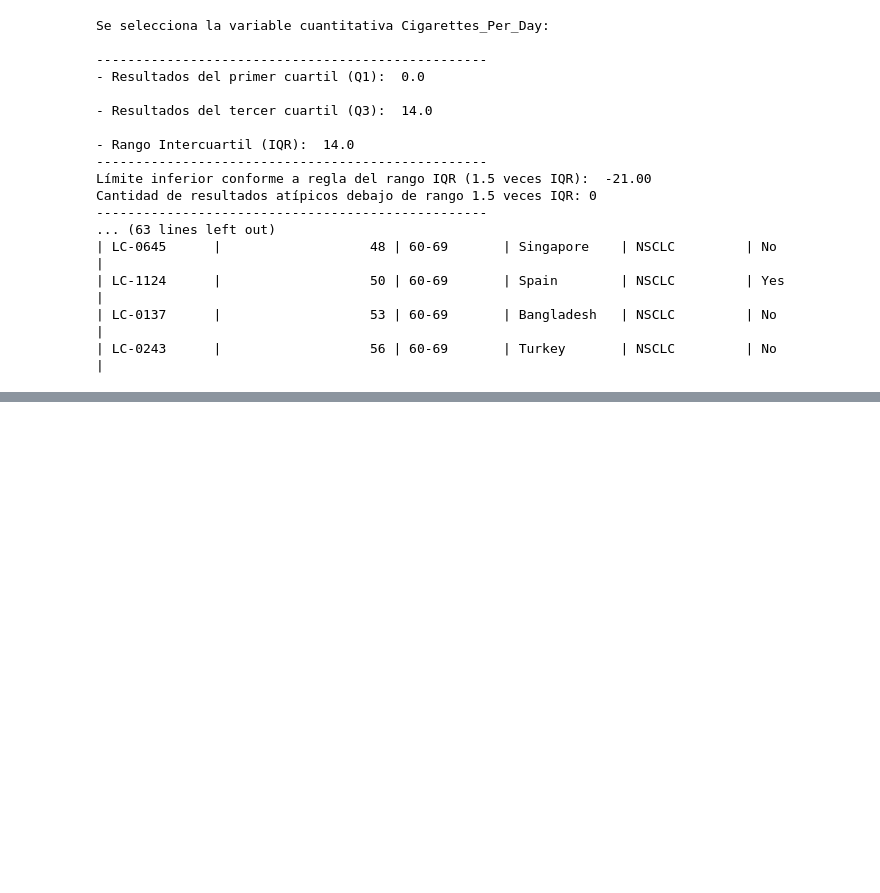
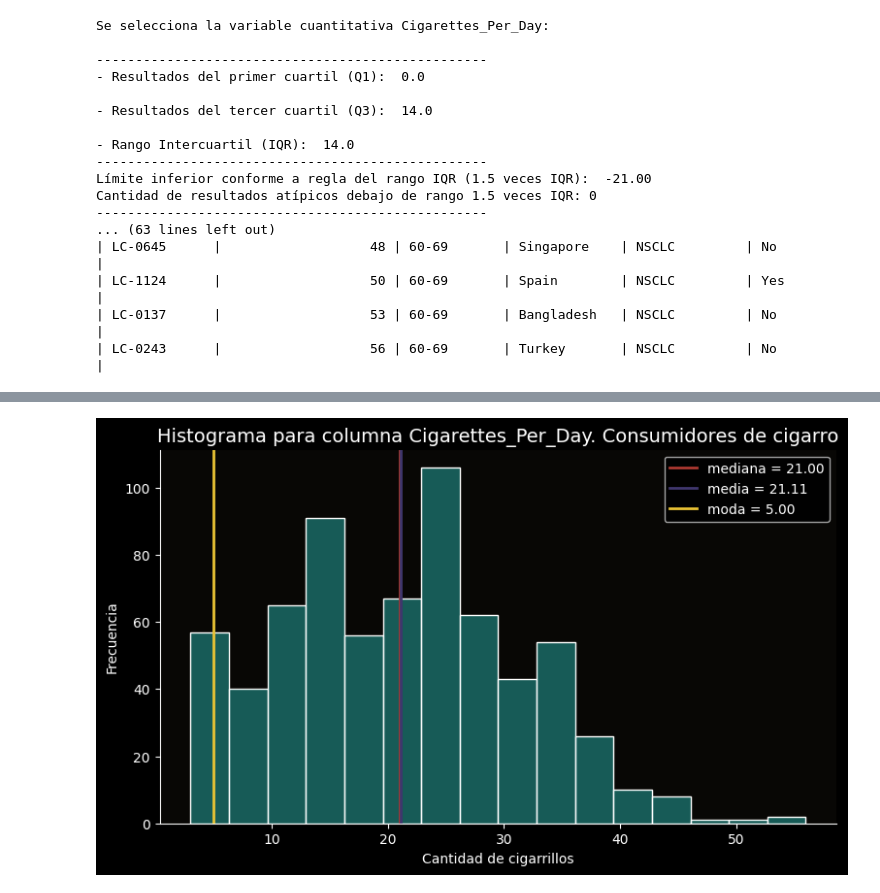
Before and after one commit to MiguelFigueroa02/MCPI_Student_Repo, a Jupyter notebook: courses/1-Semester/fundamentals of statistics/Projects/Notebooks/Estadística_Descriptiva_Visualización.ipynb, the cells around one changed output, grey strips where cells are left out. Drawn from its saved outputs; the diff is of its cells as text; code cells hidden in the pictures; blank space fills up the shorter version.

Commit message:
nb(sem1-FE): Update of analysis related with Cigarretes_Per_Day column to consider only results of smokers

```diff
--- a/courses/1-Semester/fundamentals of statistics/Projects/Notebooks/Estadística_Descriptiva_Visualización.ipynb
+++ b/courses/1-Semester/fundamentals of statistics/Projects/Notebooks/Estadística_Descriptiva_Visualización.ipynb
@@ -325,7 +325,7 @@ def cuantitativo(columna):
   if cant_atip_su > 0:
     print(atipicos_su.sort_values(columna,ascending=True).to_markdown())
 # %%
-def histograma(columna, unidades, title_labels='', bins='fd', kde=False, color='#1D7874',median_color='#AC3931',mode_color='#EAC435',media_color='#40376E'):
+def histograma(df,columna, unidades, title_labels='', bins='fd', kde=False, color='#1D7874',median_color='#AC3931',mode_color='#EAC435',media_color='#40376E'):
   col = df[columna]
   plt.figure(figsize=(9, 5))
   plt.style.use("dark_background")
@@ -414,0 +422,3 @@ Cantidad de resultados atípicos debajo de rango 1.5 veces IQR: 0
+# %%
+df_smokers = df[(df['Smoking_Status'].apply(lambda x: x in ['Current Smoker', 'Former Smoker']))].copy()
+df_smokers.head()
@@ -414,0 +432,4 @@ Cantidad de resultados atípicos debajo de rango 1.5 veces IQR: 0
+# %%
+histograma(df_smokers,'Cigarettes_Per_Day','Cantidad de cigarrillos', title_labels='Consumidores de cigarro')
+# %% [output]
+[figure, added]
```
Also changed, not shown: parts of 11 cells of this notebook.
